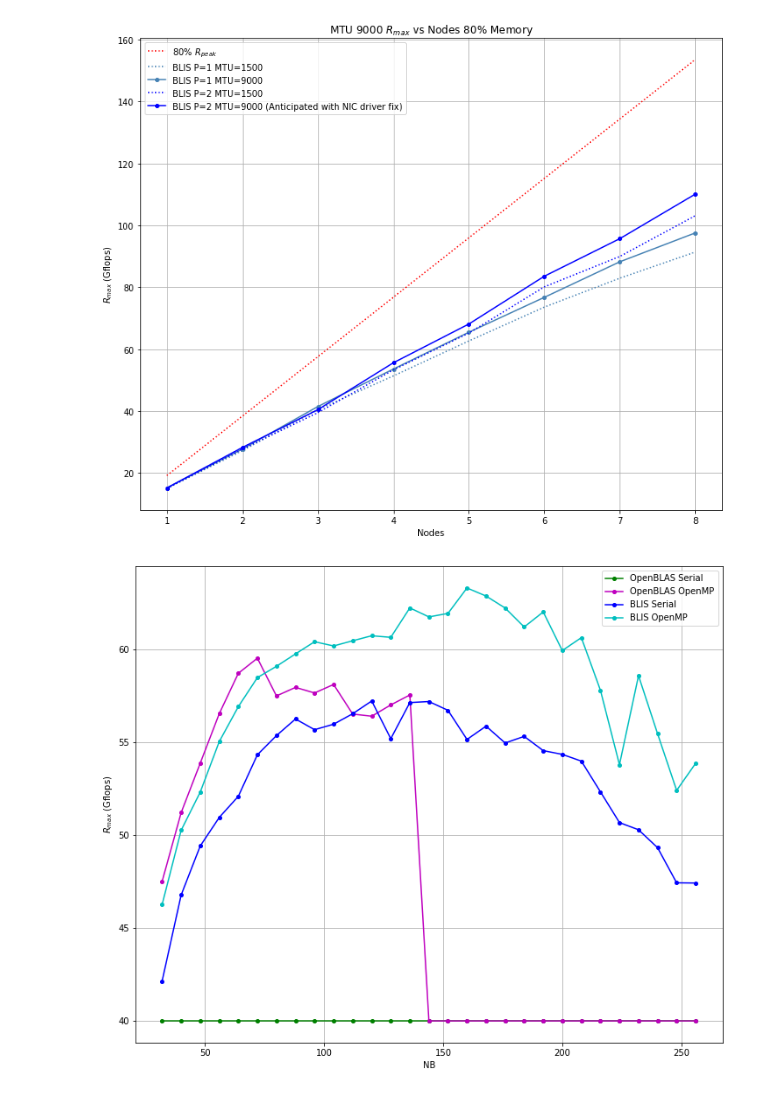
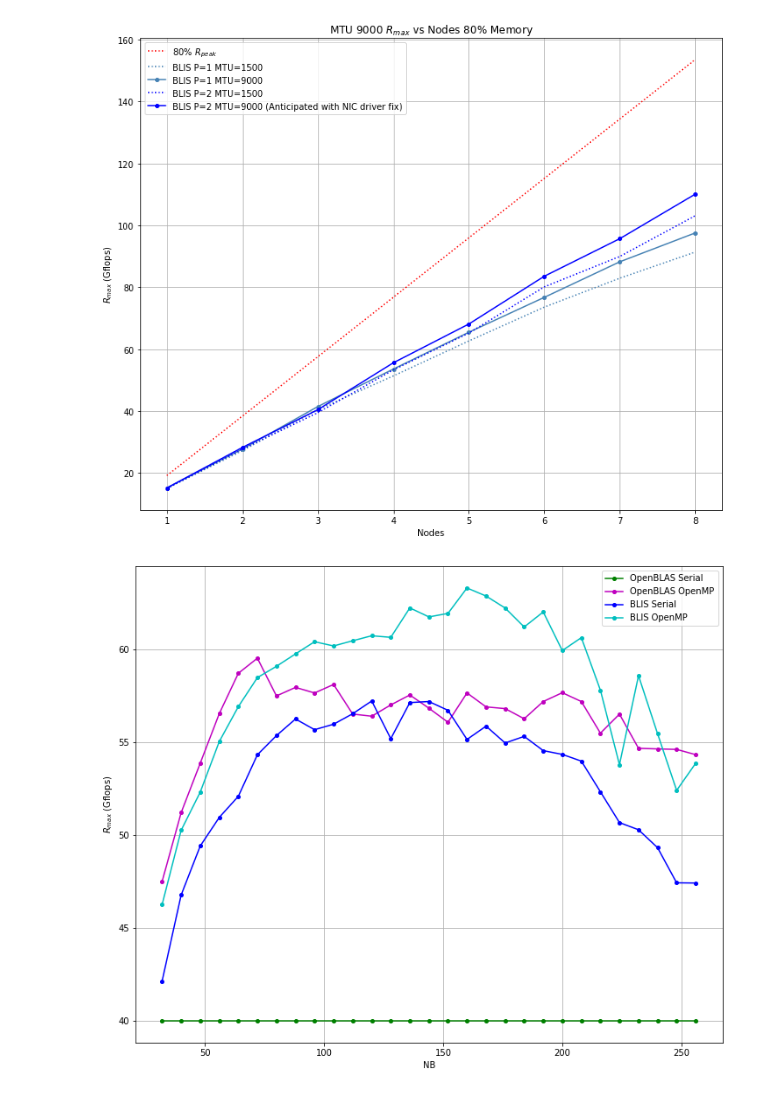
Before and after one commit to johnduffymsc/dissertation, a Jupyter notebook: picluster.ipynb, the cells around one changed output. Saved outputs shown, nothing was run; the diff lists cells and outputs as text; code cells hidden in the pictures.

```diff
--- a/picluster.ipynb
+++ b/picluster.ipynb
@@ -998,21 +998,21 @@ openblas_openmp = [
     5.6417e+01,
     5.7026e+01,
     5.7562e+01,
-    40,
-    40,
-    40,
-    40,
-    40,
-    40,
-    40,
-    40,
-    40,
-    40,
-    40,
-    40,
-    40,
-    40,
-    40
+    5.6849e+01,
+    5.6090e+01,
+    5.7672e+01,
+    5.6918e+01,
+    5.6828e+01,
+    5.6280e+01,
+    5.7208e+01,
+    5.7684e+01,
+    5.7208e+01,
+    5.5505e+01,
+    5.6530e+01,
+    5.4688e+01,
+    5.4656e+01,
+    5.4629e+01,
+    5.4347e+01
 ]
 
 blis_serial = [
@@ -1065,31 +1065,31 @@ blis_openmp = [
     6.1768e+01,
     6.1955e+01,
     6.3326e+01,
     6.2892e+01,
     6.2247e+01,
     6.1225e+01,
     6.2034e+01,
     5.9953e+01,
     6.0651e+01,
     5.7819e+01,
     5.3805e+01,
     5.8601e+01,
     5.5472e+01,
     5.2420e+01,
     5.3883e+01
 ]
 
 plt.figure(figsize=(12, 10))
 plt.plot(nb, openblas_serial, "-go", markersize=4)
 plt.plot(nb, openblas_openmp, "-mo", markersize=4)
 plt.plot(nb, blis_serial, "-bo", markersize=4)
 plt.plot(nb, blis_openmp, "-co", markersize=4)
 plt.xlabel("NB")
 plt.ylabel("$R_{max}$ (Gflops)")
 plt.legend(["OpenBLAS Serial", "OpenBLAS OpenMP", "BLIS Serial", "BLIS OpenMP"])
 plt.grid()
 plt.savefig("profile_nopreempt_8_node_20_percent_memory.pdf", bbox_inches="tight")
 plt.savefig("profile_nopreempt_8_node_20_percent_memory.png", bbox_inches="tight")
 plt.show()
 # %% [output]
-[figure, old version]
+[figure, new version]
```
